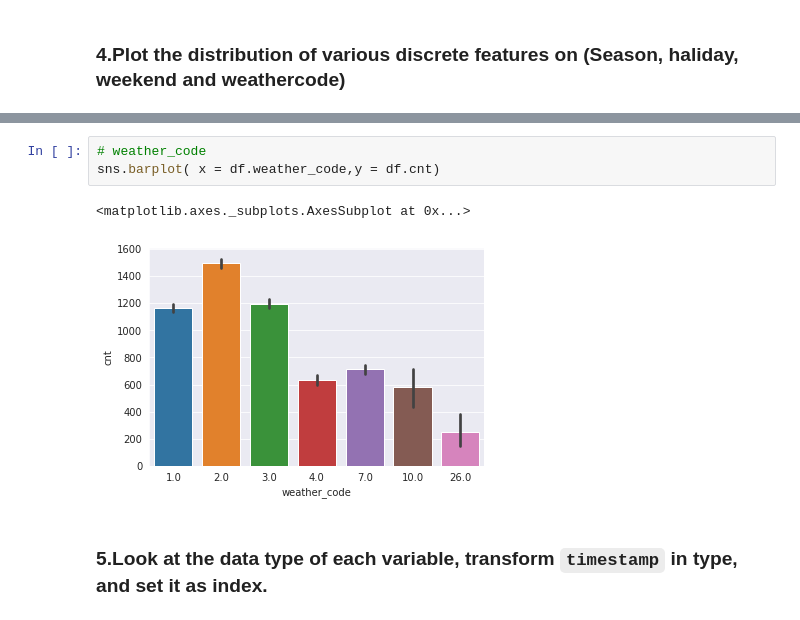
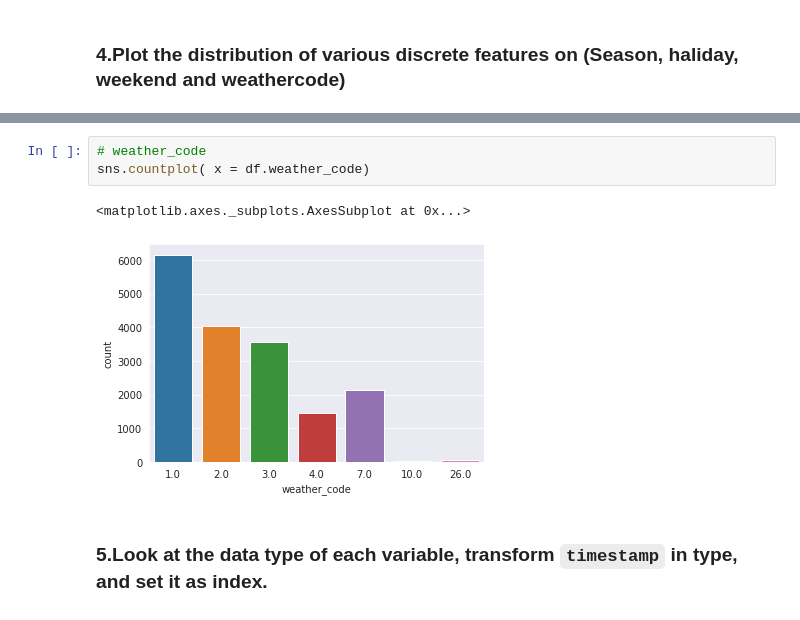
Before and after one commit to mehmetsar/DA_assignments, a Jupyter notebook: DV_capstone_student_ipynb_adlı_not_defterinin_kopyası.ipynb, the cells around one changed output, grey strips where cells are left out. Drawn from its saved outputs; the diff is of its cells as text.

```diff
--- a/DV_capstone_student_ipynb_adlı_not_defterinin_kopyası.ipynb
+++ b/DV_capstone_student_ipynb_adlı_not_defterinin_kopyası.ipynb
@@ -123,8 +129,8 @@ sns.barplot( x = df.is_weekend,y = df.cnt)
 # %%
 # weather_code
-sns.barplot( x = df.weather_code,y = df.cnt)
+sns.countplot( x = df.weather_code)
 # %% [output]
 <matplotlib.axes._subplots.AxesSubplot at 0x...>
-[figure, old version]
+[figure, new version]
 # %% [markdown]
 ### 5.Look at the data type of each variable, transform `timestamp` in type, and set it as index.
```
Also changed, not shown: parts of 27 cells of this notebook.
